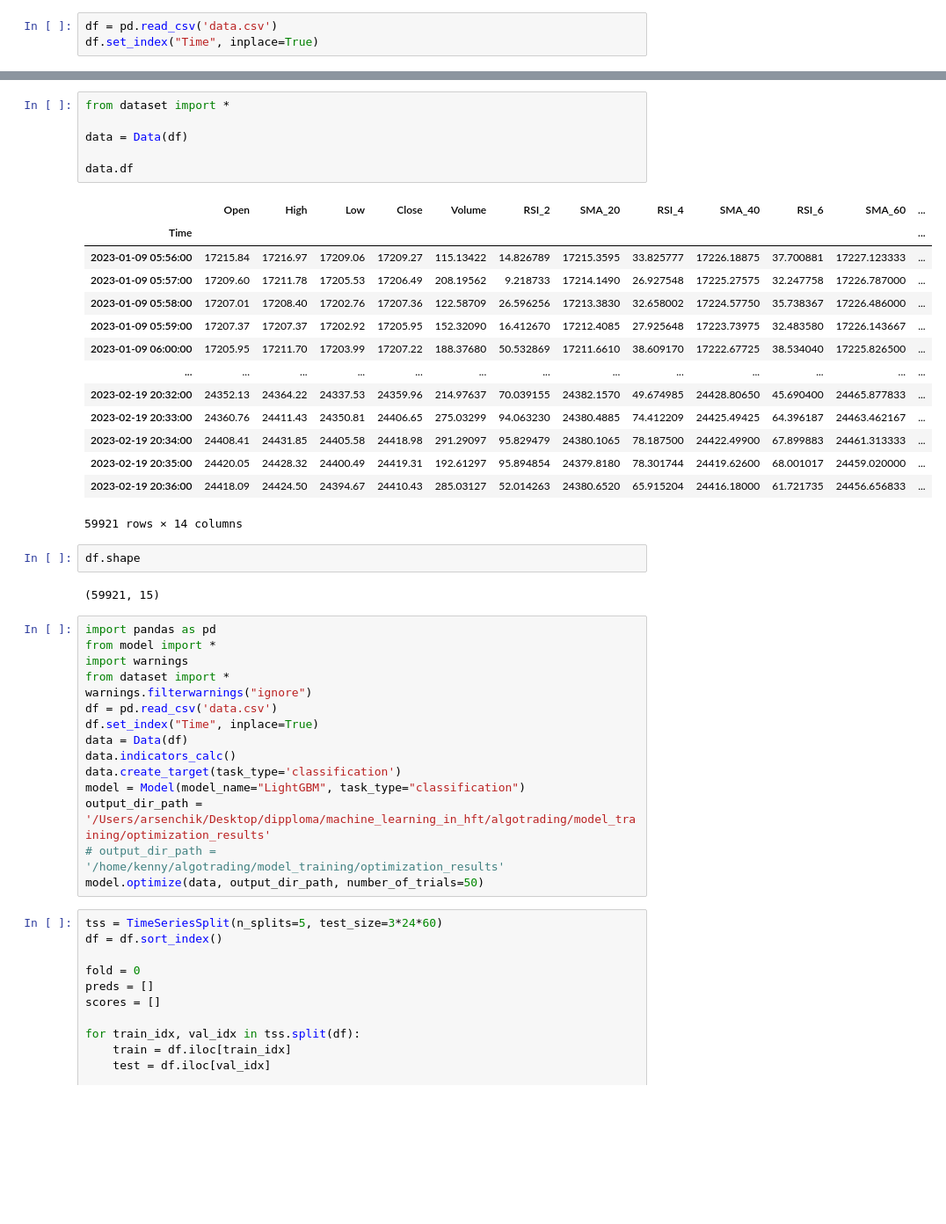
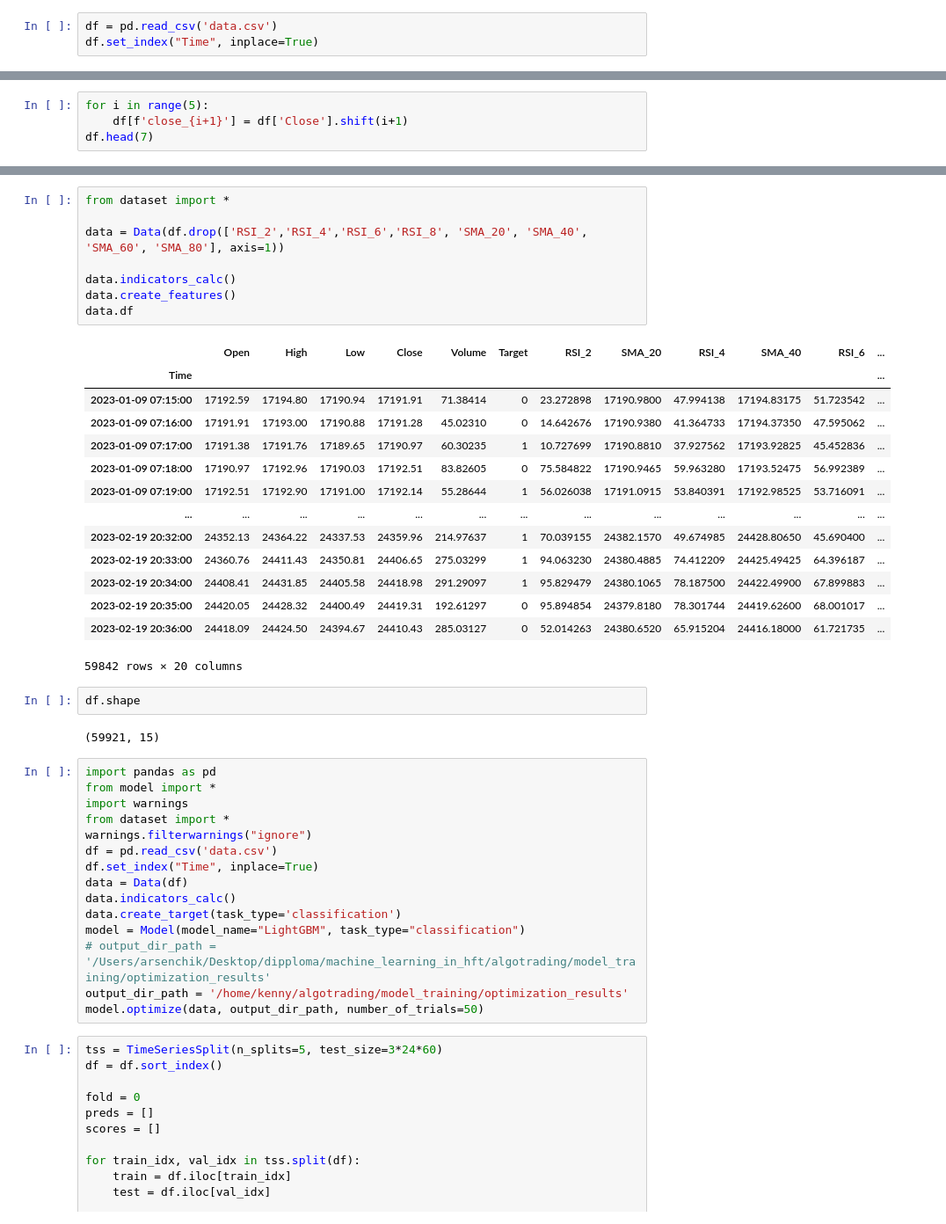
Before and after one commit to Arsenchius/algotrading, a Jupyter notebook: model_training/sample.ipynb, the cells around one changed output, grey strips where cells are left out. Shown: that part at 88% size. Saved outputs shown, nothing was run; the diff lists cells and outputs as text; blank space fills up the shorter version.

```diff
--- a/model_training/sample.ipynb
+++ b/model_training/sample.ipynb
@@ -54,0 +60,4 @@ df.set_index("Time", inplace=True)
+# %%
+for i in range(5):
+    df[f'close_{i+1}'] = df['Close'].shift(i+1)
+df.head(7)
@@ -55,24 +74,26 @@ df.set_index("Time", inplace=True)
 # %%
 from dataset import *
 
-data = Data(df)
+data = Data(df.drop(['RSI_2','RSI_4','RSI_6','RSI_8', 'SMA_20', 'SMA_40', 'SMA_60', 'SMA_80'], axis=1))
 
+data.indicators_calc()
+data.create_features()
 data.df
 # %% [output]
-|  | Open | High | Low | Close | Volume | RSI_2 | SMA_20 | RSI_4 | SMA_40 | RSI_6 | SMA_60 | ... |
+|  | Open | High | Low | Close | Volume | Target | RSI_2 | SMA_20 | RSI_4 | SMA_40 | RSI_6 | ... |
 | Time |  |  |  |  |  |  |  |  |  |  |  | ... |
-| 2023-01-09 05:56:00 | 17215.84 | 17216.97 | 17209.06 | 17209.27 | 115.13422 | 14.826789 | 17215.3595 | 33.825777 | 17226.18875 | 37.700881 | 17227.123333 | ... |
-| 2023-01-09 05:57:00 | 17209.60 | 17211.78 | 17205.53 | 17206.49 | 208.19562 | 9.218733 | 17214.1490 | 26.927548 | 17225.27575 | 32.247758 | 17226.787000 | ... |
-| 2023-01-09 05:58:00 | 17207.01 | 17208.40 | 17202.76 | 17207.36 | 122.58709 | 26.596256 | 17213.3830 | 32.658002 | 17224.57750 | 35.738367 | 17226.486000 | ... |
-| 2023-01-09 05:59:00 | 17207.37 | 17207.37 | 17202.92 | 17205.95 | 152.32090 | 16.412670 | 17212.4085 | 27.925648 | 17223.73975 | 32.483580 | 17226.143667 | ... |
-| 2023-01-09 06:00:00 | 17205.95 | 17211.70 | 17203.99 | 17207.22 | 188.37680 | 50.532869 | 17211.6610 | 38.609170 | 17222.67725 | 38.534040 | 17225.826500 | ... |
+| 2023-01-09 07:15:00 | 17192.59 | 17194.80 | 17190.94 | 17191.91 | 71.38414 | 0 | 23.272898 | 17190.9800 | 47.994138 | 17194.83175 | 51.723542 | ... |
+| 2023-01-09 07:16:00 | 17191.91 | 17193.00 | 17190.88 | 17191.28 | 45.02310 | 0 | 14.642676 | 17190.9380 | 41.364733 | 17194.37350 | 47.595062 | ... |
+| 2023-01-09 07:17:00 | 17191.38 | 17191.76 | 17189.65 | 17190.97 | 60.30235 | 1 | 10.727699 | 17190.8810 | 37.927562 | 17193.92825 | 45.452836 | ... |
+| 2023-01-09 07:18:00 | 17190.97 | 17192.96 | 17190.03 | 17192.51 | 83.82605 | 0 | 75.584822 | 17190.9465 | 59.963280 | 17193.52475 | 56.992389 | ... |
+| 2023-01-09 07:19:00 | 17192.51 | 17192.90 | 17191.00 | 17192.14 | 55.28644 | 1 | 56.026038 | 17191.0915 | 53.840391 | 17192.98525 | 53.716091 | ... |
 | ... | ... | ... | ... | ... | ... | ... | ... | ... | ... | ... | ... | ... |
-| 2023-02-19 20:32:00 | 24352.13 | 24364.22 | 24337.53 | 24359.96 | 214.97637 | 70.039155 | 24382.1570 | 49.674985 | 24428.80650 | 45.690400 | 24465.877833 | ... |
-| 2023-02-19 20:33:00 | 24360.76 | 24411.43 | 24350.81 | 24406.65 | 275.03299 | 94.063230 | 24380.4885 | 74.412209 | 24425.49425 | 64.396187 | 24463.462167 | ... |
-| 2023-02-19 20:34:00 | 24408.41 | 24431.85 | 24405.58 | 24418.98 | 291.29097 | 95.829479 | 24380.1065 | 78.187500 | 24422.49900 | 67.899883 | 24461.313333 | ... |
-| 2023-02-19 20:35:00 | 24420.05 | 24428.32 | 24400.49 | 24419.31 | 192.61297 | 95.894854 | 24379.8180 | 78.301744 | 24419.62600 | 68.001017 | 24459.020000 | ... |
-| 2023-02-19 20:36:00 | 24418.09 | 24424.50 | 24394.67 | 24410.43 | 285.03127 | 52.014263 | 24380.6520 | 65.915204 | 24416.18000 | 61.721735 | 24456.656833 | ... |
+| 2023-02-19 20:32:00 | 24352.13 | 24364.22 | 24337.53 | 24359.96 | 214.97637 | 1 | 70.039155 | 24382.1570 | 49.674985 | 24428.80650 | 45.690400 | ... |
+| 2023-02-19 20:33:00 | 24360.76 | 24411.43 | 24350.81 | 24406.65 | 275.03299 | 1 | 94.063230 | 24380.4885 | 74.412209 | 24425.49425 | 64.396187 | ... |
+| 2023-02-19 20:34:00 | 24408.41 | 24431.85 | 24405.58 | 24418.98 | 291.29097 | 1 | 95.829479 | 24380.1065 | 78.187500 | 24422.49900 | 67.899883 | ... |
+| 2023-02-19 20:35:00 | 24420.05 | 24428.32 | 24400.49 | 24419.31 | 192.61297 | 0 | 95.894854 | 24379.8180 | 78.301744 | 24419.62600 | 68.001017 | ... |
+| 2023-02-19 20:36:00 | 24418.09 | 24424.50 | 24394.67 | 24410.43 | 285.03127 | 0 | 52.014263 | 24380.6520 | 65.915204 | 24416.18000 | 61.721735 | ... |
-59921 rows × 14 columns
+59842 rows × 20 columns
 # %%
 df.shape
 # %% [output]
@@ -89,8 +110,8 @@ data = Data(df)
 data.indicators_calc()
 data.create_target(task_type='classification')
 model = Model(model_name="LightGBM", task_type="classification")
-output_dir_path = '/Users/arsenchik/Desktop/dipploma/machine_learning_in_hft/algotrading/model_training/optimization_results'
-# output_dir_path = '/home/kenny/algotrading/model_training/optimization_results'
+# output_dir_path = '/Users/arsenchik/Desktop/dipploma/machine_learning_in_hft/algotrading/model_training/optimization_results'
+output_dir_path = '/home/kenny/algotrading/model_training/optimization_results'
 model.optimize(data, output_dir_path, number_of_trials=50)
 # %%
 tss = TimeSeriesSplit(n_splits=5, test_size=3*24*60)
```
Also changed, not shown: parts of 3 cells of this notebook, 2 other files.
